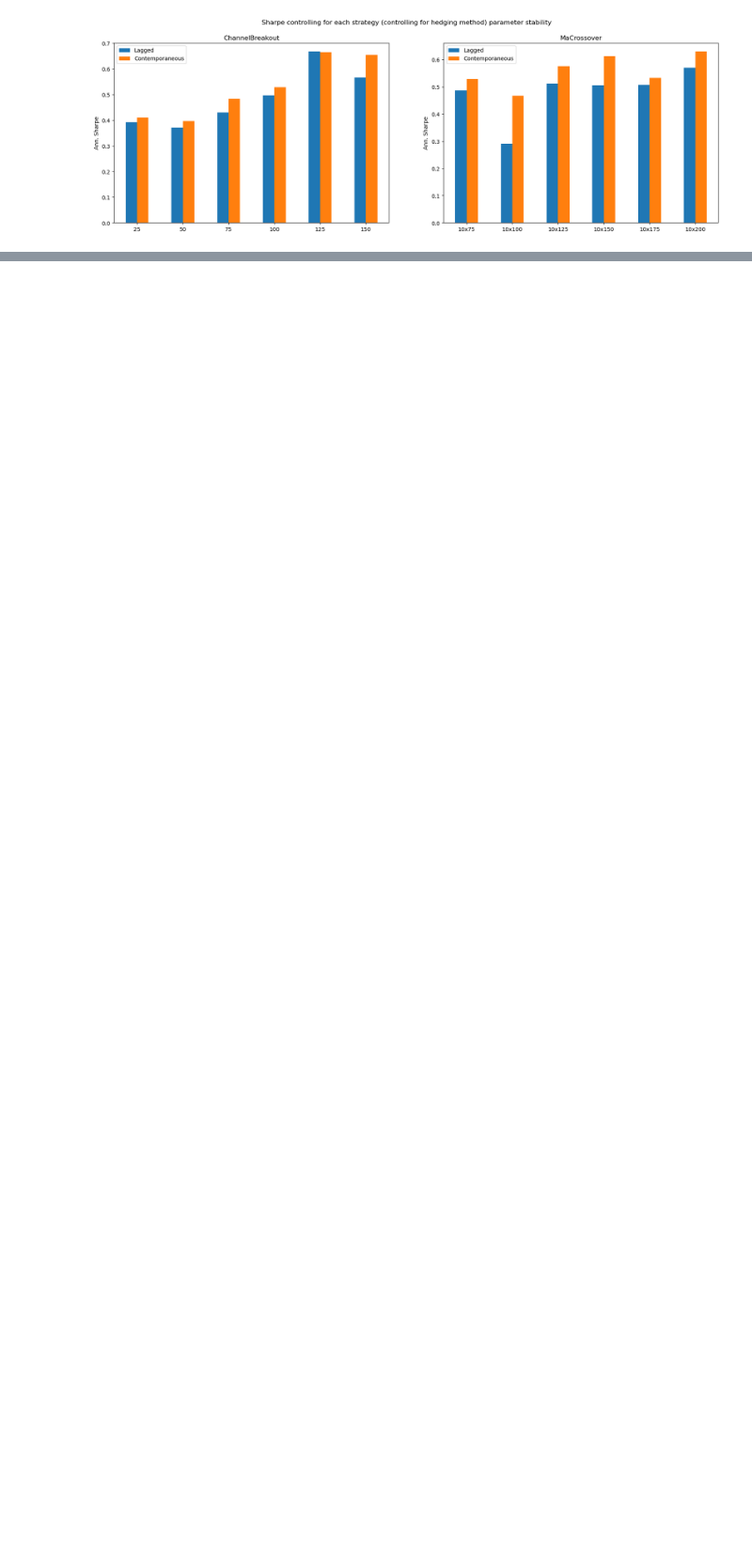
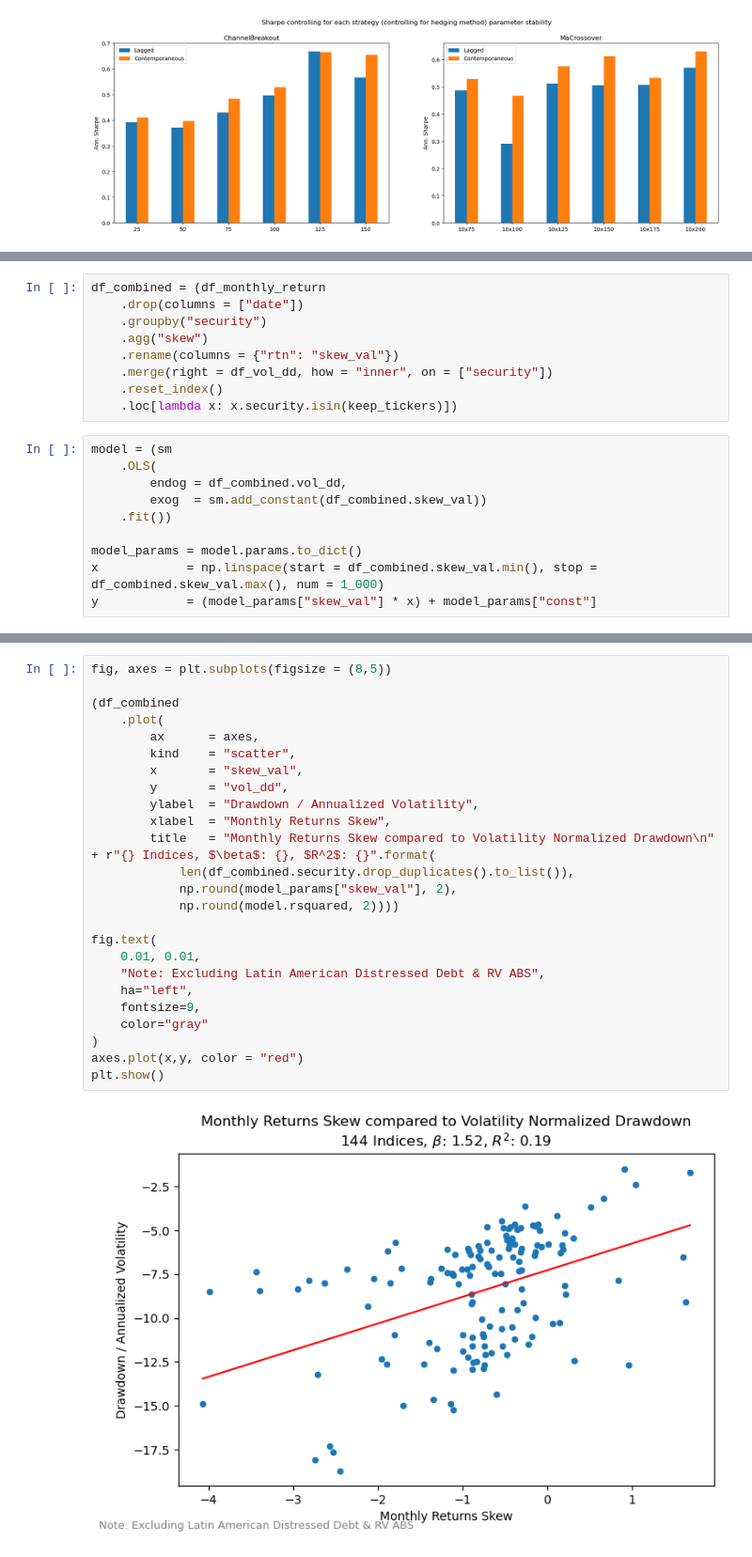
Before and after one commit to diegodalvarez/TrendSystem, a Jupyter notebook: Research/Blogs/AlphaQuestCTASeries.ipynb, the cells around one changed output, grey strips where cells are left out. Shown at 94% size. Cells and saved outputs as stored; diff of their text form; blank space fills up the shorter version.

```diff
--- a/Research/Blogs/AlphaQuestCTASeries.ipynb
+++ b/Research/Blogs/AlphaQuestCTASeries.ipynb
@@ -700,0 +842,19 @@ plt.show()
+# %%
+df_combined = (df_monthly_return
+    .drop(columns = ["date"])
+    .groupby("security")
+    .agg("skew")
+    .rename(columns = {"rtn": "skew_val"})
+    .merge(right = df_vol_dd, how = "inner", on = ["security"])
+    .reset_index()
+    .loc[lambda x: x.security.isin(keep_tickers)])
+# %%
+model = (sm
+    .OLS(
+        endog = df_combined.vol_dd,
+        exog  = sm.add_constant(df_combined.skew_val))
+    .fit())
+
+model_params = model.params.to_dict()
+x            = np.linspace(start = df_combined.skew_val.min(), stop = df_combined.skew_val.max(), num = 1_000)
+y            = (model_params["skew_val"] * x) + model_params["const"]
@@ -700,0 +883,27 @@ plt.show()
+# %%
+fig, axes = plt.subplots(figsize = (8,5))
+
+(df_combined
+    .plot(
+        ax      = axes,
+        kind    = "scatter",
+        x       = "skew_val",
+        y       = "vol_dd",
+        ylabel  = "Drawdown / Annualized Volatility",
+        xlabel  = "Monthly Returns Skew",
+        title   = "Monthly Returns Skew compared to Volatility Normalized Drawdown\n" + r"{} Indices, $\beta$: {}, $R^2$: {}".format(
+            len(df_combined.security.drop_duplicates().to_list()),
+            np.round(model_params["skew_val"], 2),
+            np.round(model.rsquared, 2))))
+
+fig.text(
+    0.01, 0.01,
+    "Note: Excluding Latin American Distressed Debt & RV ABS",
+    ha="left",
+    fontsize=9,
+    color="gray"
+)
+axes.plot(x,y, color = "red")
+plt.show()
+# %% [output]
+[figure, added]
```
Also changed, not shown: parts of 23 cells of this notebook.
